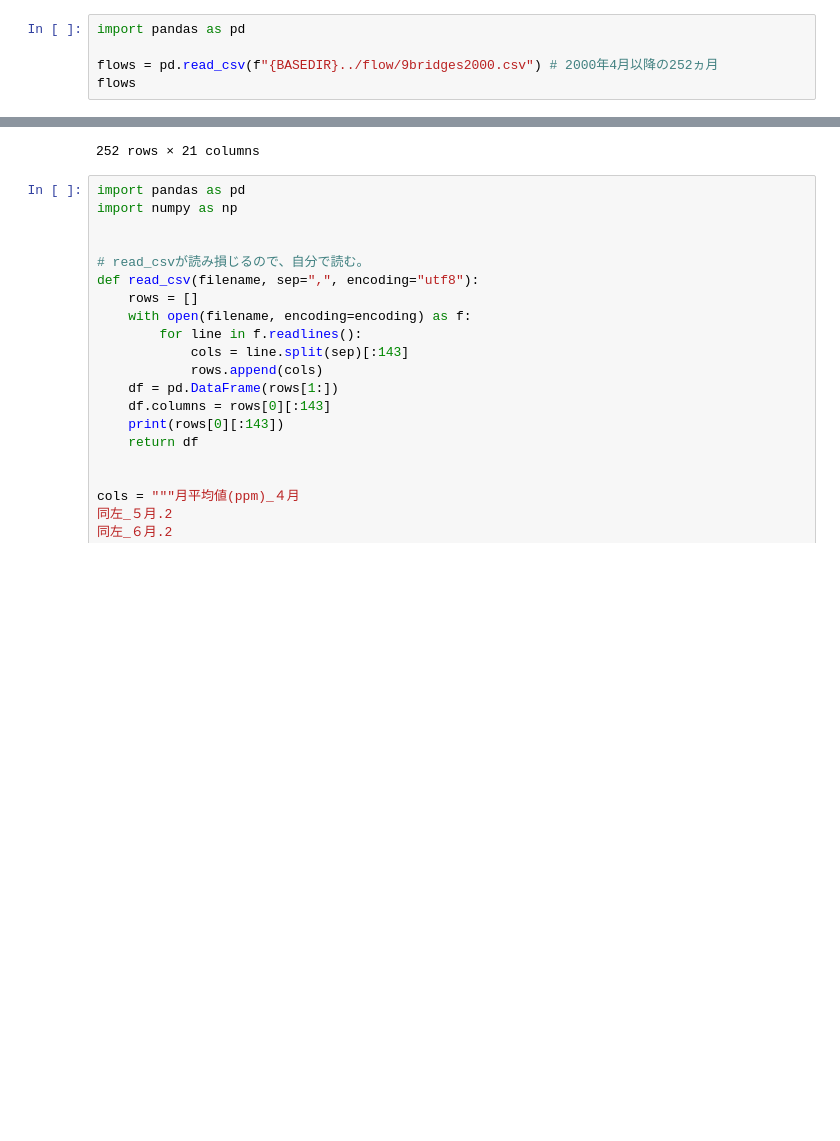
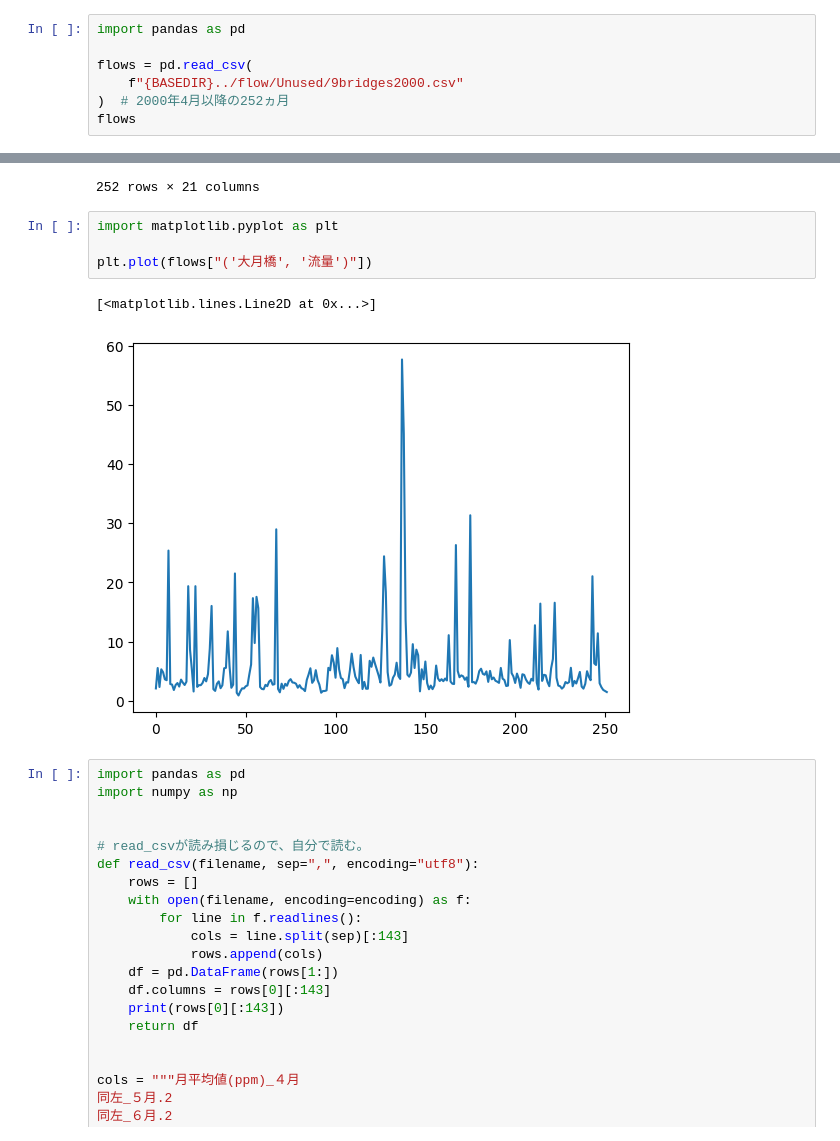
Before and after one commit to vitroid/yamanashi-water, a Jupyter notebook: air/nox3.ipynb, the cells around one changed output, grey strips where cells are left out. Drawn from its saved outputs; the diff is of its cells as text; blank space fills up the shorter version.

```diff
--- a/air/nox3.ipynb
+++ b/air/nox3.ipynb
@@ -20,7 +23,9 @@ $$\ln N=\ln F_r+\ln c_r=\ln \left(c\left[B+CF_r\right]+D+EF_r\right)+Gt$$
 # %%
 import pandas as pd
 
-flows = pd.read_csv(f"{BASEDIR}../flow/9bridges2000.csv") # 2000年4月以降の252ヵ月
+flows = pd.read_csv(
+    f"{BASEDIR}../flow/Unused/9bridges2000.csv"
+)  # 2000年4月以降の252ヵ月
 flows
 # %% [output]
 |  | Unnamed: 0 | ('昭和橋', '流量') | ('昭和橋', '全窒素') | ('大月橋', '流量') | ('大月橋', '全窒素') | ('桂川橋', '流量') | ... |
@@ -36,6 +41,13 @@ flows
 | 250 | 250 | 1.8441 | 1.00 | 1.6346 | 1.3 | 22.1846 | ... |
 | 251 | 251 | 2.0594 | 1.00 | 1.4570 | 1.2 | 23.6344 | ... |
 252 rows × 21 columns
+# %%
+import matplotlib.pyplot as plt
+
+plt.plot(flows["('大月橋', '流量')"])
+# %% [output]
+[<matplotlib.lines.Line2D at 0x...>]
+[figure, added]
 # %%
 import pandas as pd
 import numpy as np
```
Also changed, not shown: parts of 2 cells of this notebook, 17 other files.
